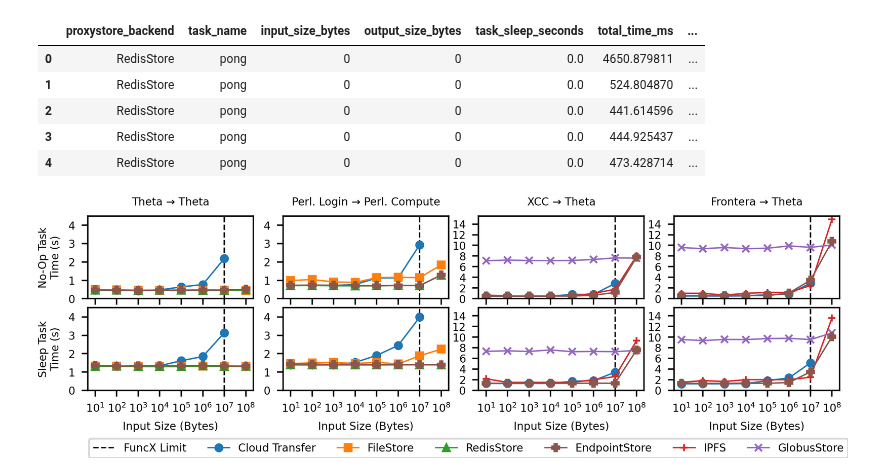
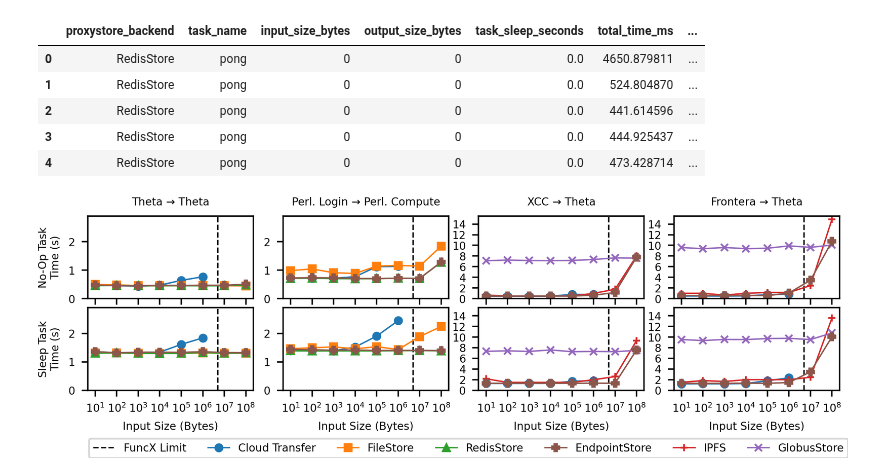
Before and after one commit to proxystore/sc23-evaluation, a Jupyter notebook: 0-proxystore-with-faas.ipynb, the cells around one changed output. Drawn from its saved outputs; the diff is of its cells as text; code cells hidden in the pictures.

Commit message:
Change FuncX payload limit to 5MB

```diff
--- a/0-proxystore-with-faas.ipynb
+++ b/0-proxystore-with-faas.ipynb
@@ -175,12 +175,14 @@ legend_handles = {}  # backend (str): axs handle
 for i in range(rows):
     for j in range(cols):
         ax = axs[i, j]
-        ax.axvline(1e7, color='black', linestyle='--', label='FuncX Limit')
+        ax.axvline(5e6, color='black', linestyle='--', label='FuncX Limit')
 
         data = extracted_data[i][j]
         for backend in backends:
             if backend in data:
                 xy = [(x, y) for x, y in zip(data[backend]['sizes'], data[backend]['times']) if 0 < x < 1e9]
+                if backend == 'FuncX':
+                    xy = xy[:-1]
                 x, y  = zip(*xy)
                 label = 'Cloud Transfer' if backend == 'FuncX' else backend
                 ax.plot(x, y, marker=markers_[backend], label=label, color=colors[backend])
@@ -195,33 +197,33 @@ for i in range(rows):
                 legend_handles[label] = handle
 
 axs[1, 0].set_xlabel('Input Size (Bytes)')
 axs[1, 1].set_xlabel('Input Size (Bytes)')
 axs[1, 2].set_xlabel('Input Size (Bytes)')
 axs[1, 3].set_xlabel('Input Size (Bytes)')
 axs[0, 0].set_ylabel('No-Op Task\nTime (s)')
 axs[1, 0].set_ylabel('Sleep Task\nTime (s)')
 axs[0, 0].set_title('Theta → Theta')
 axs[0, 1].set_title('Perl. Login → Perl. Compute')
 axs[0, 2].set_title('XCC → Theta')
 axs[0, 3].set_title('Frontera → Theta')
 
 axs[1, 0].legend(legend_handles.values(), legend_handles.keys(), loc='upper center', bbox_to_anchor=(2.3, -0.52), ncol=7)
 
 # Restrict y axis range
 for yi in (0, 1):
     for xi in (0, 1, 2, 3):
-        axs[yi, xi].set_ylim([0, 4.5 if xi < 2 else 15.5])
-        axs[yi, xi].set_ylim([0, 4.5 if xi < 2 else 15.5])
+        axs[yi, xi].set_ylim([0, 2.9 if xi < 2 else 15.5])
+        axs[yi, xi].set_ylim([0, 2.9 if xi < 2 else 15.5])
 
 # Restrict y labels to integers
 for yi in (0, 1):
     for xi in (0, 1, 2, 3):
         axs[yi, xi].get_yaxis().set_major_locator(mticker.MaxNLocator(integer=True))
 
 #fig.tight_layout() #h_pad=0.5, w_pad=0.75)
 plt.subplots_adjust(wspace=0.18, hspace=0.11)
 
 fig.set_size_inches(7.5, 1.75)
 plt.savefig('figures/funcx-roundtrip-task-times.pdf', pad_inches=0.05)
 # %% [output]
-[figure, old version]
+[figure, new version]
```
Also changed, not shown: 3 other files.
